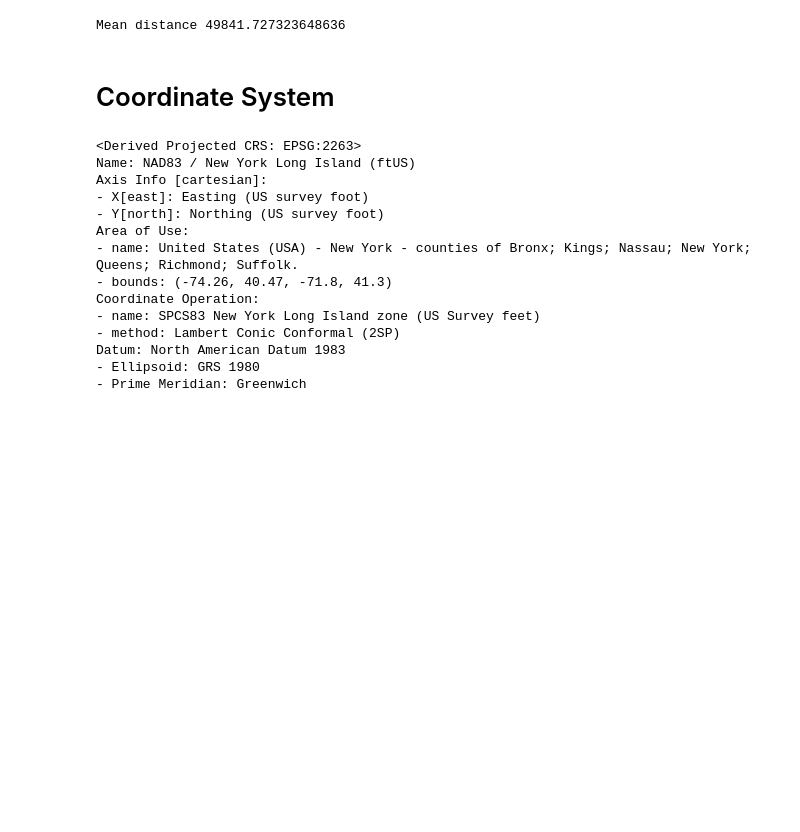
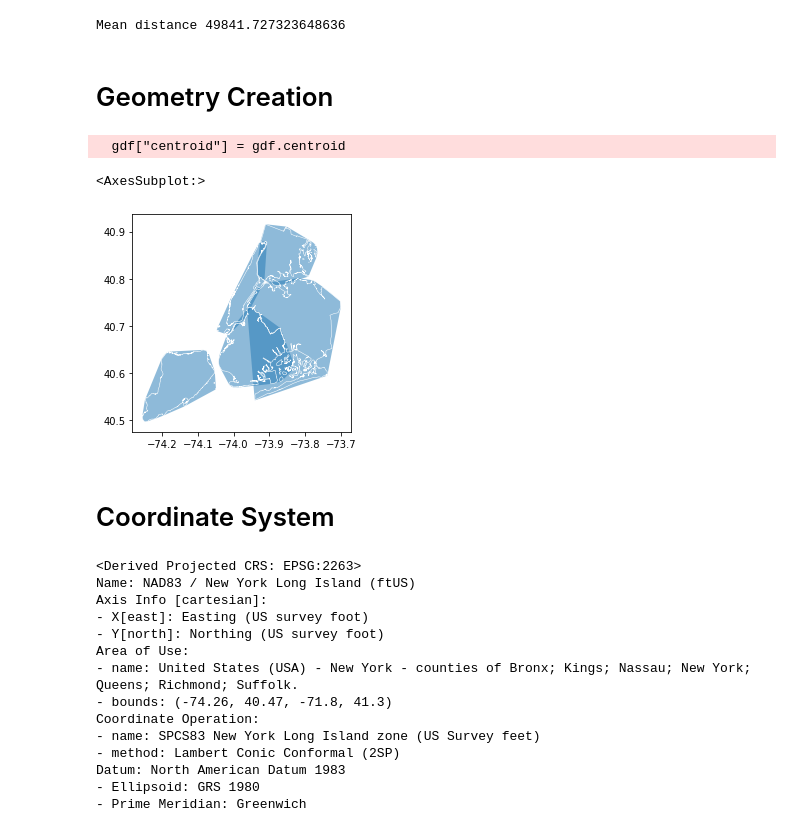
Before and after one commit to hans-elliott99/python-ml, a Jupyter notebook: geospatial/geopandas.ipynb, the cells around one changed output. Drawn from its saved outputs; the diff is of its cells as text; code cells hidden in the pictures; blank space fills up the shorter version.

```diff
--- a/geospatial/geopandas.ipynb
+++ b/geospatial/geopandas.ipynb
@@ -102,6 +105,19 @@ gdf
 print(f"Mean distance {gdf['dist_to_queens'].mean()} ")
 # %% [output]
 Mean distance 49841.727323648636
+# %% [markdown]
+# Geometry Creation
+# %%
+gdf["convex_hull"] = gdf.convex_hull
+gdf["boundary"] = gdf.boundary
+gdf["centroid"] = gdf.centroid
+
+ax = gdf["convex_hull"].plot(alpha = 0.5)
+gdf["boundary"].plot(ax=ax, color="white", linewidth=0.5)
+# %% [output]
+  gdf["centroid"] = gdf.centroid
+<AxesSubplot:>
+[figure, added]
 # %% [markdown]
 # Coordinate System
 # %%
```
Also changed, not shown: parts of 13 cells of this notebook.
